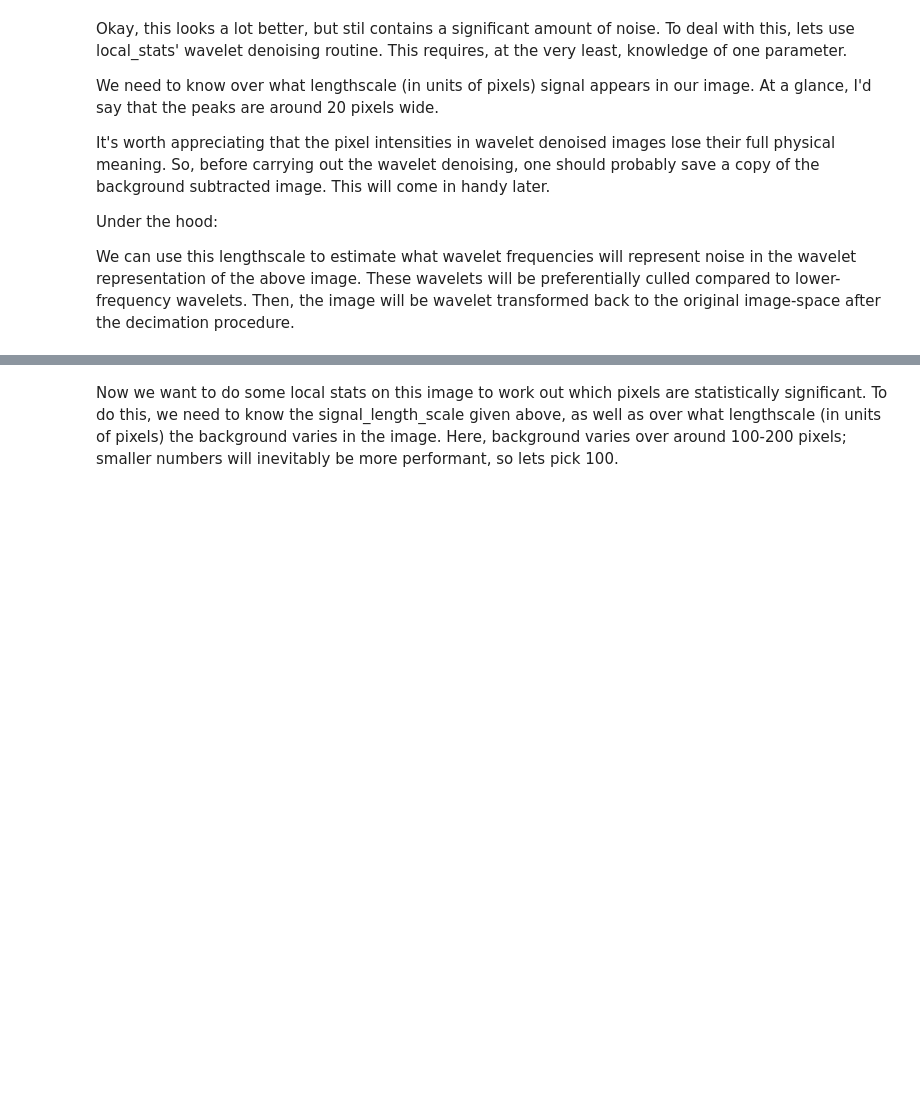
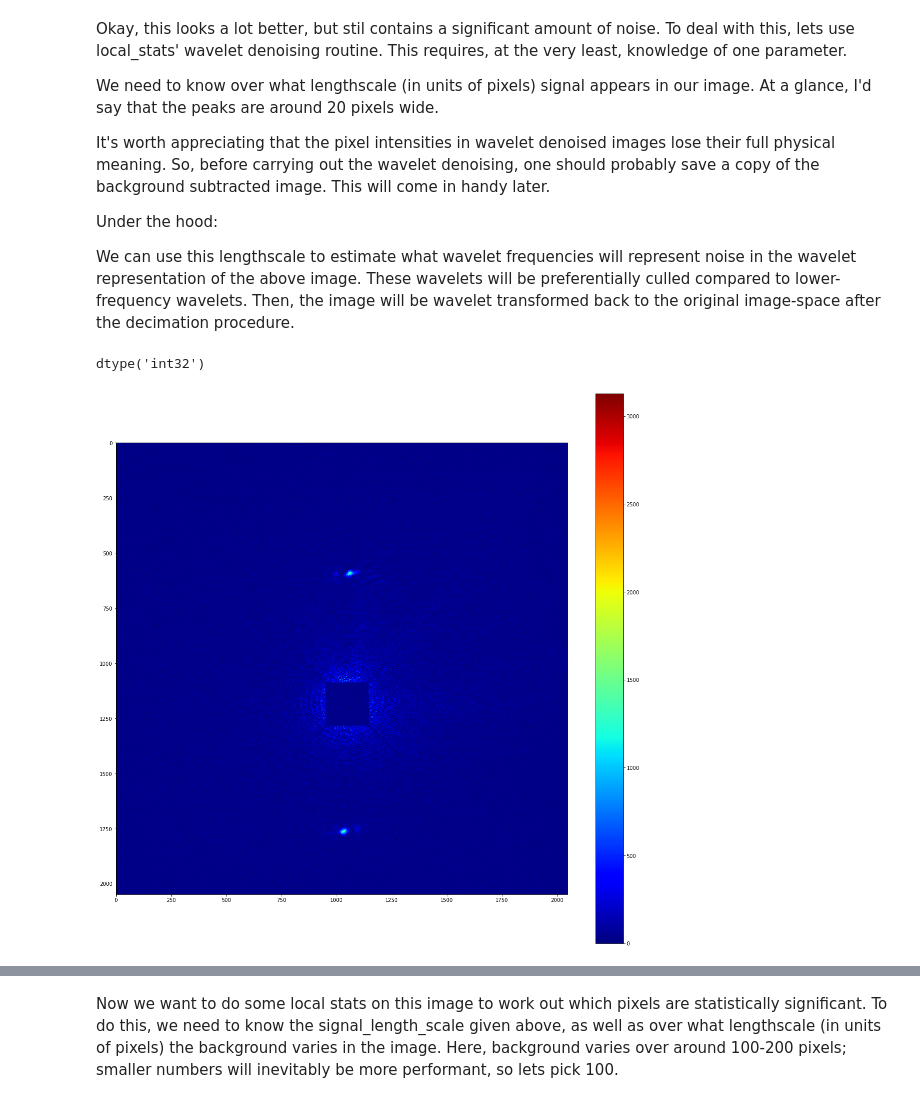
Before and after one commit to RBrearton/local_stats, a Jupyter notebook: docs/source/example_clustering.ipynb, the cells around one changed output, grey strips where cells are left out. Cells and saved outputs as stored; diff of their text form; code cells hidden in the pictures; blank space fills up the shorter version.

```diff
--- a/docs/source/example_clustering.ipynb
+++ b/docs/source/example_clustering.ipynb
@@ -89,6 +92,12 @@ noise in the wavelet representation of the above image. These wavelets will be
 preferentially culled compared to lower-frequency wavelets. Then, the image will
 be wavelet transformed back to the original image-space after the decimation
 procedure.
+# %%
+plot_imshow(image.image_array)
+image.image_array.dtype
+# %% [output]
+dtype('int32')
+[figure, added]
 # %%
 # Make a copy of the background subtracted image before doing any denoising.
 bkg_subtracted_image_array = np.copy(image.image_array)
```
Also changed, not shown: parts of 4 cells of this notebook, 1 other file.
